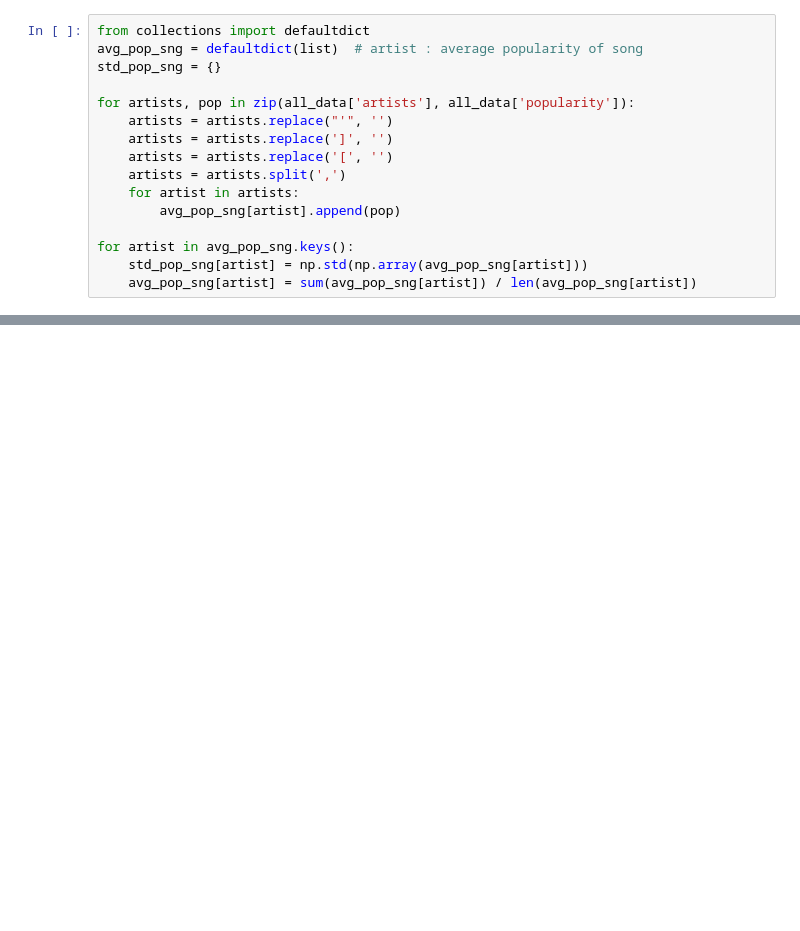
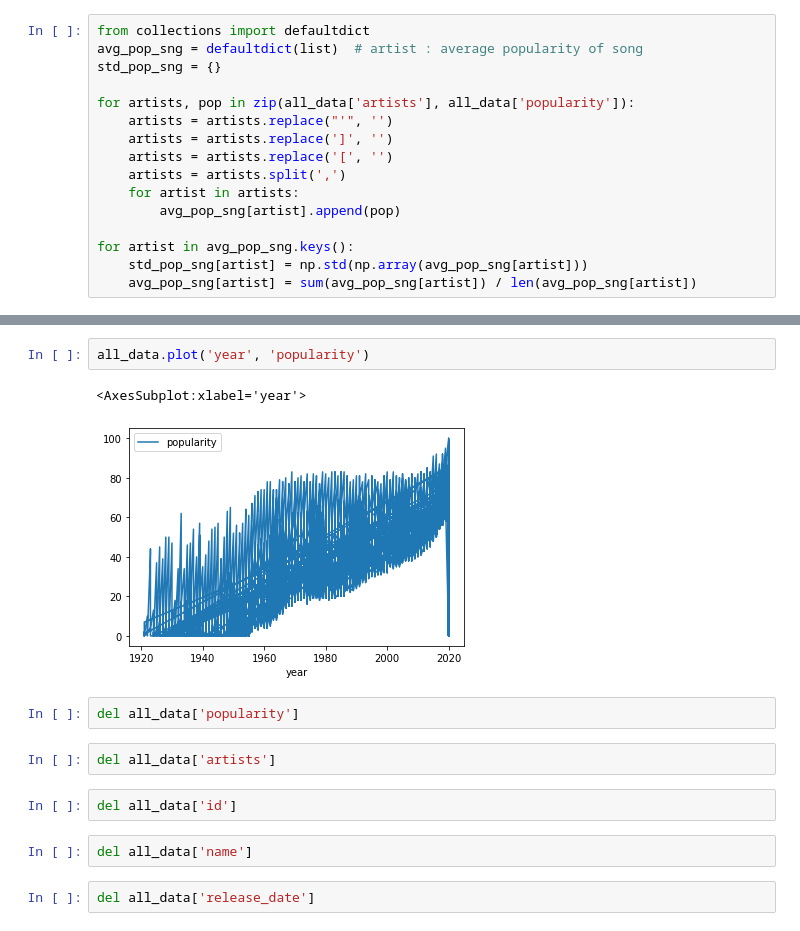
Before and after one commit to ehayes2000/csci303-final-project, a Jupyter notebook: pre_processing.ipynb, the cells around one changed output, grey strips where cells are left out. Cells and saved outputs as stored; diff of their text form; blank space fills up the shorter version.

```diff
--- a/pre_processing.ipynb
+++ b/pre_processing.ipynb
@@ -188,0 +220,15 @@ for artist in avg_pop_sng.keys():
+# %%
+all_data.plot('year', 'popularity')
+# %% [output]
+<AxesSubplot:xlabel='year'>
+[figure, added]
+# %%
+del all_data['popularity']
+# %%
+del all_data['artists']
+# %%
+del all_data['id']
+# %%
+del all_data['name']
+# %%
+del all_data['release_date']
```
Also changed, not shown: parts of 4 cells of this notebook.
